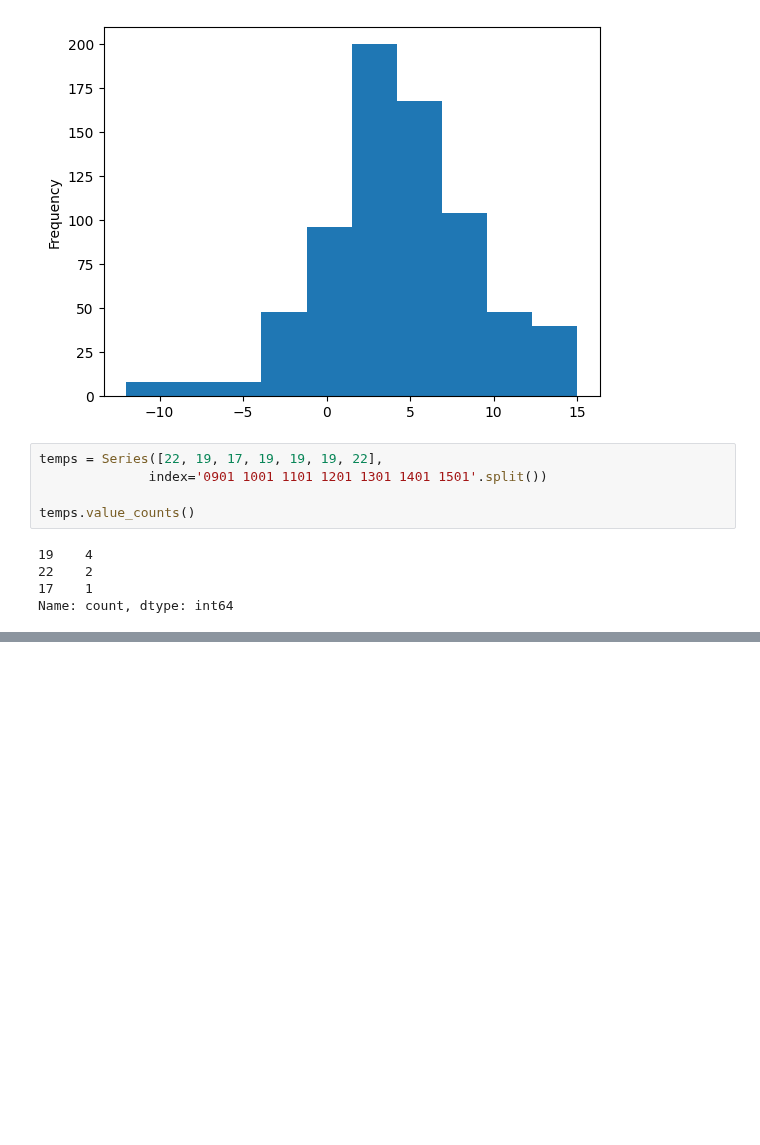
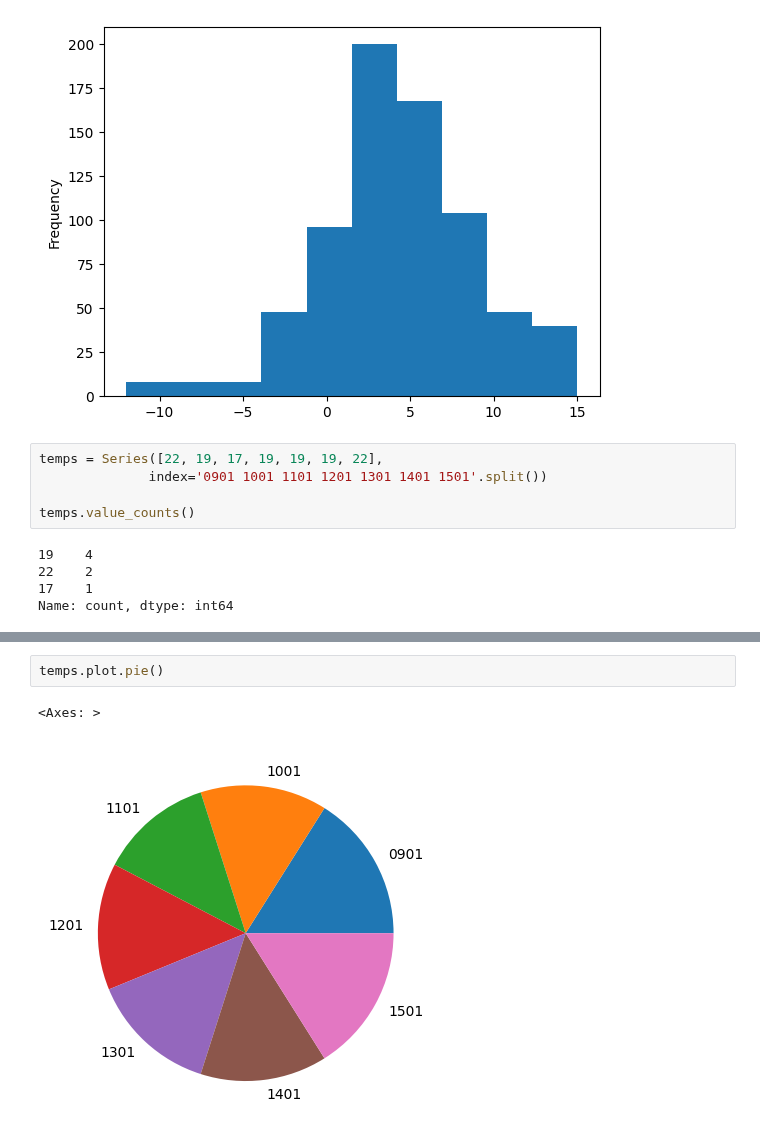
Before and after one commit to reuven/apple-2025-01Jan-plotting, a Jupyter notebook: Apple 2025-01Jan-09.ipynb, the cells around one changed output, grey strips where cells are left out. Saved outputs shown, nothing was run; the diff lists cells and outputs as text; blank space fills up the shorter version.

```diff
--- a/Apple 2025-01Jan-09.ipynb
+++ b/Apple 2025-01Jan-09.ipynb
@@ -255,0 +266,5 @@ temps.value_counts.
+# %%
+temps.plot.pie()
+# %% [output]
+<Axes: >
+[figure, added]
```
Also changed, not shown: parts of 2 cells of this notebook.
